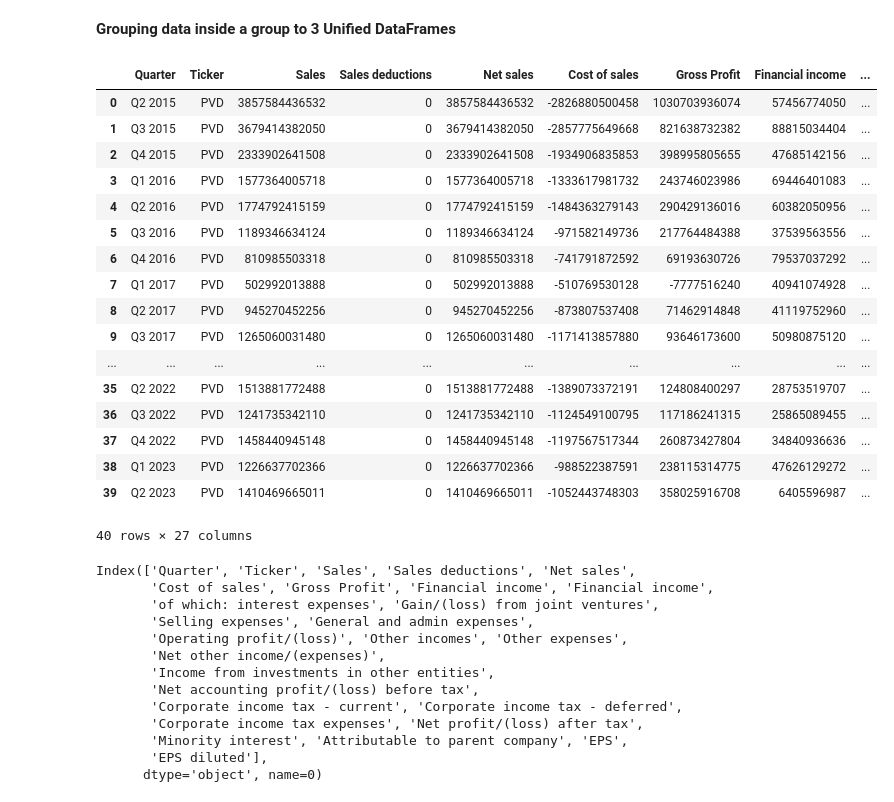
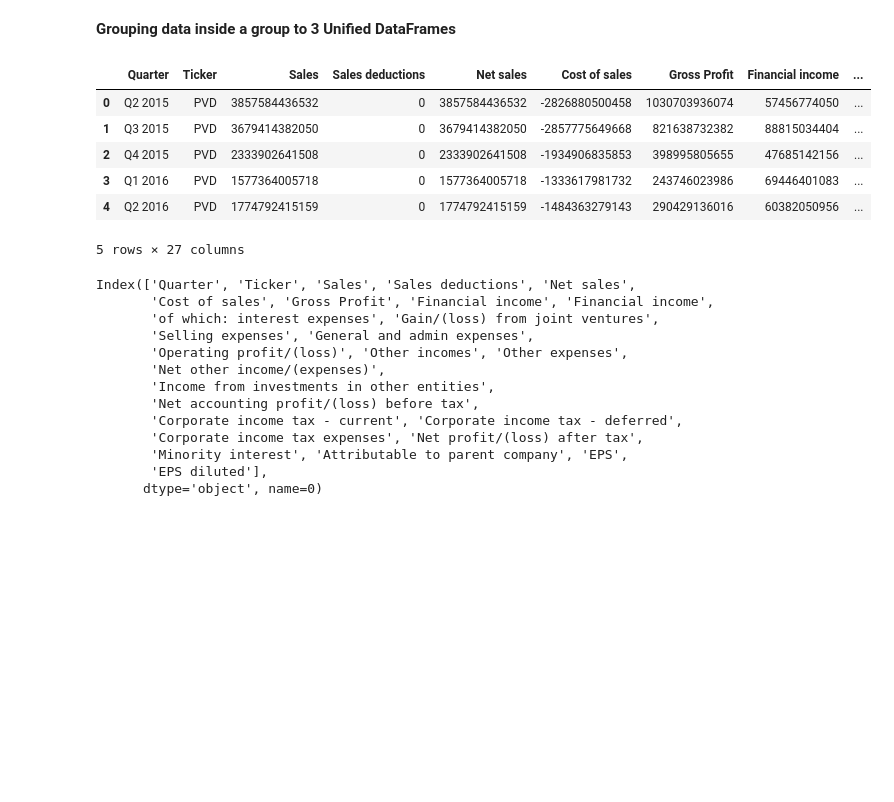
Before and after one commit to tranthanhbinh1/stock-recommendation-system, a Jupyter notebook: test.ipynb, the cells around one changed output. Cells and saved outputs as stored; diff of their text form; code cells hidden in the pictures; blank space fills up the shorter version.

```diff
--- a/test.ipynb
+++ b/test.ipynb
@@ -546,46 +546,35 @@ for filename in files:
 
             # Reset and drop Indexes
             df = df.iloc[6:]
             df = df.iloc[:-3]   #Drop the "powered by fiintrade"
             df = df.reset_index(drop=True)
             # Tranpose and reset the index again
             df = df.transpose().reset_index(drop=True)
             # Set the first row as headers
             new_headers = df.iloc[0]
             df = df[1:]
             df.columns = new_headers
             df = df.rename(columns={"ITEMS": "Quarter"})
             # Add a new column named: "Ticker"
             df.insert(1, "Ticker", f"{ticker}")
             # df = df.iloc[::-1]
 
             all_data = pd.concat([all_data, df])
         except Exception as e:
             errors.append(e)
             print("Error: ", e)
             print("The number of errors:", len(errors))
 
 all_data = all_data.reset_index(drop=True)
-all_data.head(42)
+all_data.head(5)
 # %% [output]
 |  | Quarter | Ticker | Sales | Sales deductions | Net sales | Cost of sales | Gross Profit | Financial income | ... |
 | 0 | Q2 2015 | PVD | 3857584436532 | 0 | 3857584436532 | -2826880500458 | 1030703936074 | 57456774050 | ... |
 | 1 | Q3 2015 | PVD | 3679414382050 | 0 | 3679414382050 | -2857775649668 | 821638732382 | 88815034404 | ... |
 | 2 | Q4 2015 | PVD | 2333902641508 | 0 | 2333902641508 | -1934906835853 | 398995805655 | 47685142156 | ... |
 | 3 | Q1 2016 | PVD | 1577364005718 | 0 | 1577364005718 | -1333617981732 | 243746023986 | 69446401083 | ... |
 | 4 | Q2 2016 | PVD | 1774792415159 | 0 | 1774792415159 | -1484363279143 | 290429136016 | 60382050956 | ... |
-| 5 | Q3 2016 | PVD | 1189346634124 | 0 | 1189346634124 | -971582149736 | 217764484388 | 37539563556 | ... |
-| 6 | Q4 2016 | PVD | 810985503318 | 0 | 810985503318 | -741791872592 | 69193630726 | 79537037292 | ... |
-| 7 | Q1 2017 | PVD | 502992013888 | 0 | 502992013888 | -510769530128 | -7777516240 | 40941074928 | ... |
-| 8 | Q2 2017 | PVD | 945270452256 | 0 | 945270452256 | -873807537408 | 71462914848 | 41119752960 | ... |
-| 9 | Q3 2017 | PVD | 1265060031480 | 0 | 1265060031480 | -1171413857880 | 93646173600 | 50980875120 | ... |
-| ... | ... | ... | ... | ... | ... | ... | ... | ... | ... |
-| 35 | Q2 2022 | PVD | 1513881772488 | 0 | 1513881772488 | -1389073372191 | 124808400297 | 28753519707 | ... |
-| 36 | Q3 2022 | PVD | 1241735342110 | 0 | 1241735342110 | -1124549100795 | 117186241315 | 25865089455 | ... |
-| 37 | Q4 2022 | PVD | 1458440945148 | 0 | 1458440945148 | -1197567517344 | 260873427804 | 34840936636 | ... |
-| 38 | Q1 2023 | PVD | 1226637702366 | 0 | 1226637702366 | -988522387591 | 238115314775 | 47626129272 | ... |
-| 39 | Q2 2023 | PVD | 1410469665011 | 0 | 1410469665011 | -1052443748303 | 358025916708 | 6405596987 | ... |
-40 rows × 27 columns
+5 rows × 27 columns
 # %%
 all_data.columns
 # %% [output]
```
Also changed, not shown: parts of 4 cells of this notebook, 4 other files.
